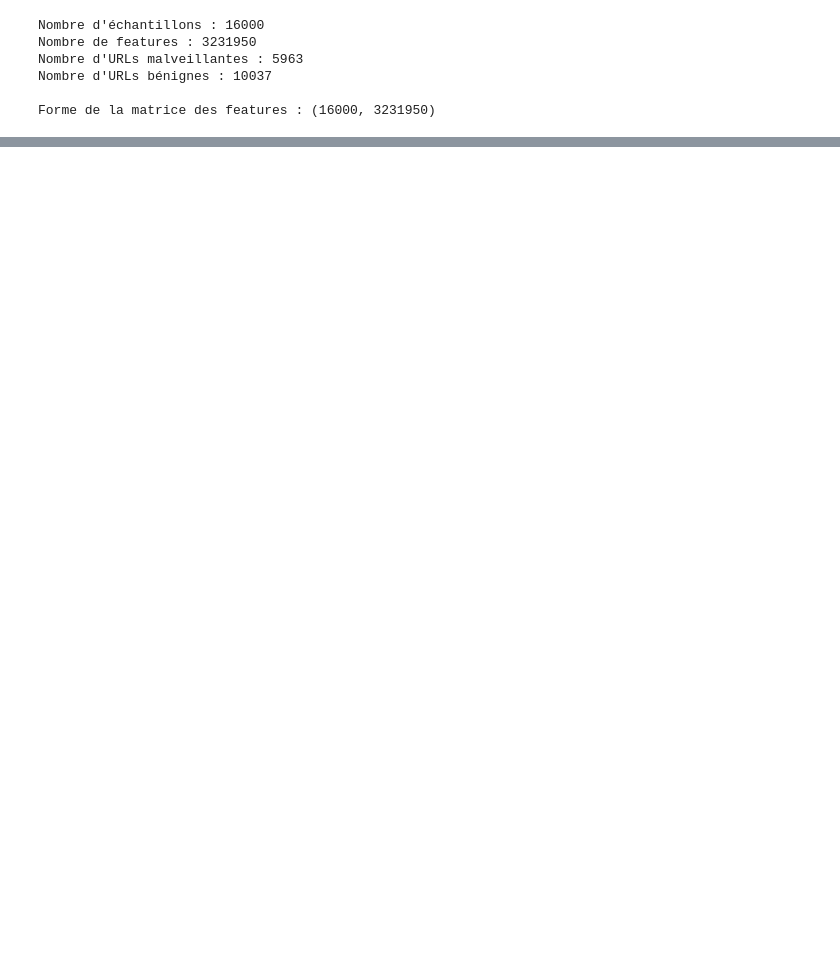
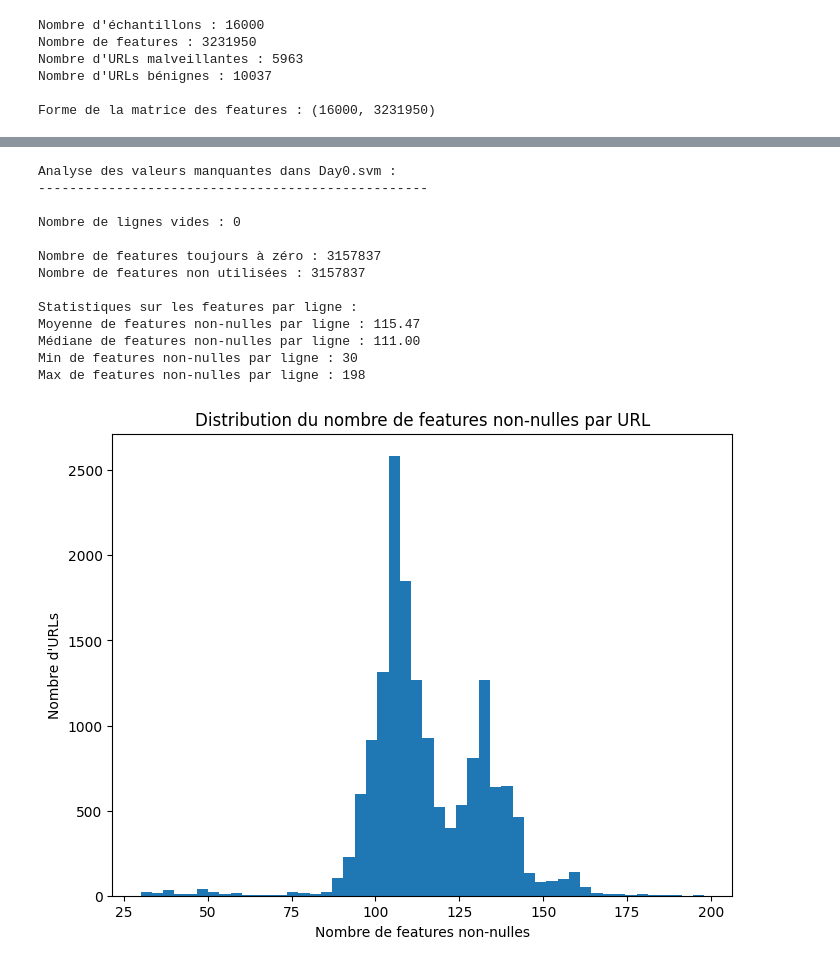
Before and after one commit to SoumiPi/menaces_cybersecuritaires, a Jupyter notebook: menaces_cybersecuritaires.ipynb, the cells around one changed output, grey strips where cells are left out. Cells and saved outputs as stored; diff of their text form; code cells hidden in the pictures; blank space fills up the shorter version.

```diff
--- a/menaces_cybersecuritaires.ipynb
+++ b/menaces_cybersecuritaires.ipynb
@@ -274,0 +132,73 @@ Rappel : 0.955
+# %%
+
+# 1. Vérification des lignes vides
+def check_empty_rows(sparse_matrix):
+    """Vérifie s'il y a des lignes sans aucune feature"""
+    row_sums = sparse_matrix.getnnz(axis=1)
+    empty_rows = np.where(row_sums == 0)[0]
+    return empty_rows
+
+# 2. Vérification des features toujours à zéro
+def check_empty_features(sparse_matrix):
+    """Vérifie s'il y a des features toujours à zéro"""
+    col_sums = sparse_matrix.getnnz(axis=0)
+    empty_features = np.where(col_sums == 0)[0]
+    return empty_features
+
+# Application sur nos données
+print("Analyse des valeurs manquantes dans Day0.svm :")
+print("-" * 50)
+
+# Recherche des lignes vides
+empty_rows = check_empty_rows(features)
+print(f"\nNombre de lignes vides : {len(empty_rows)}")
+if len(empty_rows) > 0:
+    print("Indices des lignes vides :", empty_rows)
+
+# Recherche des features toujours à zéro
+empty_features = check_empty_features(features)
+print(f"\nNombre de features toujours à zéro : {len(empty_features)}")
+if len(empty_features) > 0:
+    print("Nombre de features non utilisées :", len(empty_features))
+
+# Statistiques sur la densité des features
+print("\nStatistiques sur les features par ligne :")
+features_per_row = features.getnnz(axis=1)
+print(f"Moyenne de features non-nulles par ligne : {np.mean(features_per_row):.2f}")
+print(f"Médiane de features non-nulles par ligne : {np.median(features_per_row):.2f}")
+print(f"Min de features non-nulles par ligne : {np.min(features_per_row)}")
+print(f"Max de features non-nulles par ligne : {np.max(features_per_row)}")
+
+# Visualisation de la distribution des features non-nulles
+plt.figure(figsize=(8, 6))
+plt.hist(features_per_row, bins=50)
+plt.title('Distribution du nombre de features non-nulles par URL')
+plt.xlabel('Nombre de features non-nulles')
+plt.ylabel('Nombre d\'URLs')
+plt.show()
+
+# Densité globale de la matrice
+density = features.nnz / (features.shape[0] * features.shape[1])
+print(f"\nDensité globale de la matrice : {density:.6f}")
+
+# Top features les plus présentes
+feature_presence = features.getnnz(axis=0)
+top_features_idx = np.argsort(-feature_presence)[:20]
+print("\nTop 20 features les plus fréquemment non-nulles :")
+for idx in top_features_idx:
+    print(f"Feature {idx}: présente dans {feature_presence[idx]} URLs")
+# %% [output]
+Analyse des valeurs manquantes dans Day0.svm :
+--------------------------------------------------
+
+Nombre de lignes vides : 0
+
+Nombre de features toujours à zéro : 3157837
+Nombre de features non utilisées : 3157837
+
+Statistiques sur les features par ligne :
+Moyenne de features non-nulles par ligne : 115.47
+Médiane de features non-nulles par ligne : 111.00
+Min de features non-nulles par ligne : 30
+Max de features non-nulles par ligne : 198
+[figure, added]
```
Also changed, not shown: parts of 19 cells of this notebook.
